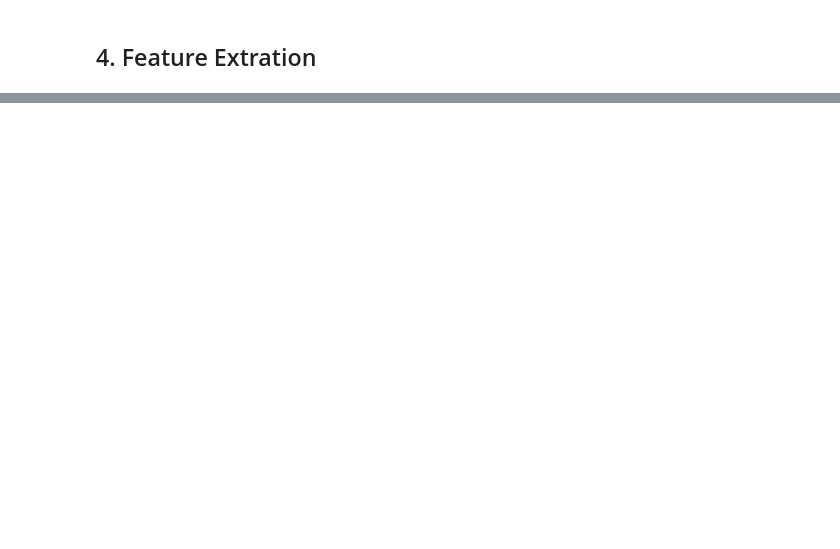
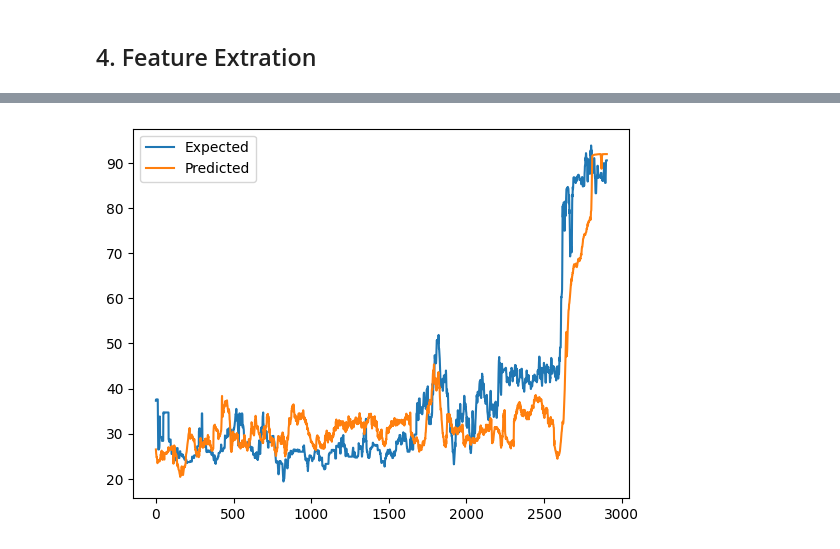
Before and after one commit to cshdev110/py_combination_simple_ML, a Jupyter notebook: combination_ML.ipynb, the cells around one changed output, grey strips where cells are left out. Drawn from its saved outputs; the diff is of its cells as text; code cells hidden in the pictures; blank space fills up the shorter version.

```diff
--- a/combination_ML.ipynb
+++ b/combination_ML.ipynb
@@ -161,0 +344,19 @@ only showing top 20 rows
+# %%
+# Extracting the features from the hidden layers
+print(ann_model.summary())
+hidden_layers = ann_model.layers[1:-1]
+# print(len(hidden_layers))
+
+features_hidden_layer_model = Model(inputs=ann_model.input, outputs=[ly.output for ly in hidden_layers])
+print(features_hidden_layer_model.summary())
+
+# predicting the features from the hidden layers
+features_hidden_layer = features_hidden_layer_model.predict(df_training_univ_fs)
+print(features_hidden_layer)
+
+## TRAINING THE SVM MODEL
+# Connect the new model to SVM
+svm_model = svm.SVR(kernel='rbf', C=1e3, gamma=0.1)
+svm_model.fit(features_hidden_layer, df_training['BIS'])
+svm_model.score(features_hidden_layer, df_training['BIS'])
+svm_model.predict(features_hidden_layer)
@@ -161,0 +382,11 @@ only showing top 20 rows
+# %%
+## TESTING THE SVM MODEL
+features_hidden_layer = features_hidden_layer_model.predict(df_testing['Test-1'].drop('BIS', axis=1)[df_training_univ_fs_col])
+
+# plot predictions and expected results
+plt.plot(df_testing['Test-1']['BIS'], label='Expected')
+plt.plot(svm_model.predict(features_hidden_layer), label='Predicted')
+plt.legend()
+plt.show()
+# %% [output]
+[figure, added]
```
Also changed, not shown: parts of 12 cells of this notebook.
